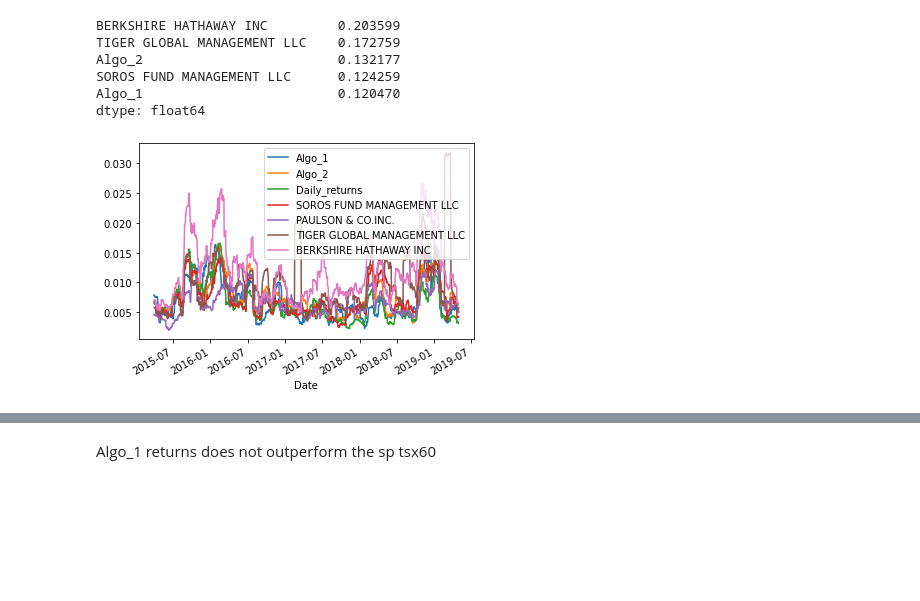
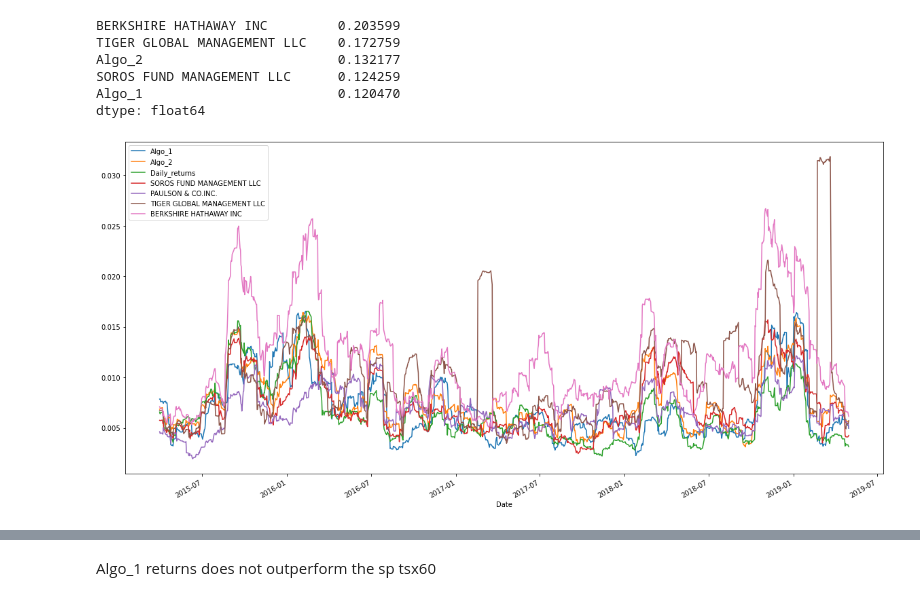
Before and after one commit to Jovan671/Pandas_Unit_04_assignment, a Jupyter notebook: main.ipynb, the cells around one changed output, grey strips where cells are left out. Drawn from its saved outputs; the diff is of its cells as text; code cells hidden in the pictures; blank space fills up the shorter version.

```diff
--- a/main.ipynb
+++ b/main.ipynb
@@ -241,6 +241,6 @@ dtype: float64
 # %%
 # rolling std 21 day window
 
-combined_newfile_rol = combined_newfile.rolling(window=21).std().plot()
+combined_newfile_rol = combined_newfile.rolling(window=21).std().plot(figsize=(20,10))
 # %% [output]
-[figure, old version]
+[figure, new version]
```
Also changed, not shown: parts of 31 cells of this notebook.
